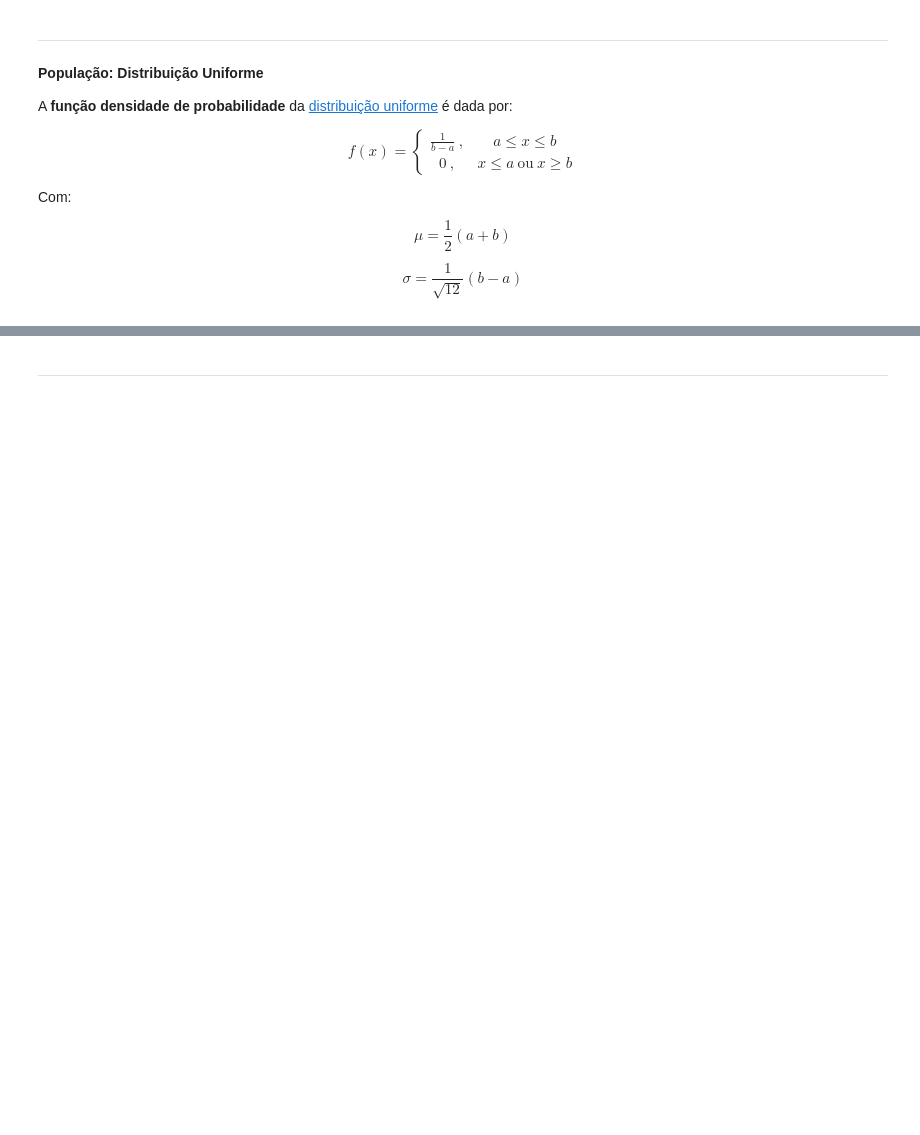
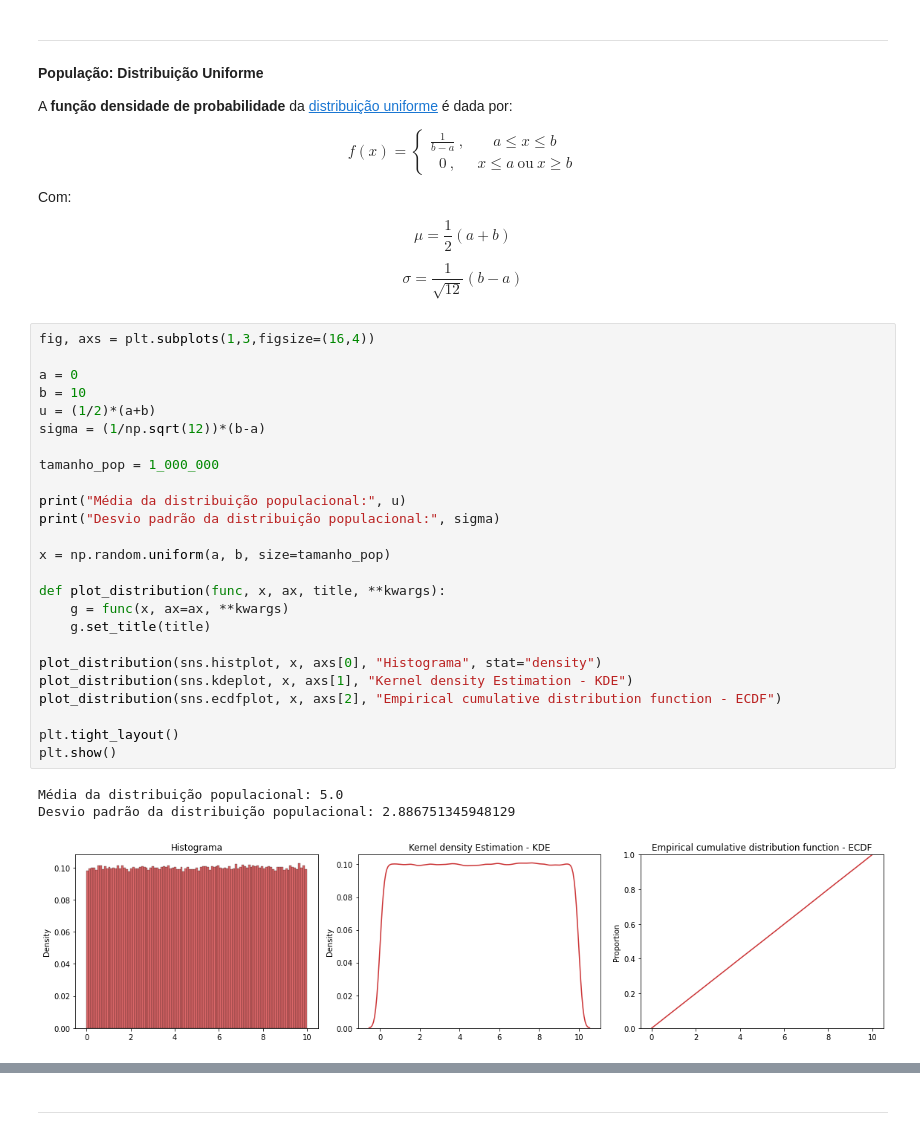
Before and after one commit to rocabrera/curso_ml, a Jupyter notebook: semana_5/intro_estatistica_inferencial_gabarito.ipynb, the cells around one changed output, grey strips where cells are left out. Drawn from its saved outputs; the diff is of its cells as text; blank space fills up the shorter version.

```diff
--- a/semana_5/intro_estatistica_inferencial_gabarito.ipynb
+++ b/semana_5/intro_estatistica_inferencial_gabarito.ipynb
@@ -198,3 +220,32 @@ Com:
 $$ \mu = \frac{1}{2}(a + b) $$
 
 $$ \sigma = \frac{1}{\sqrt{12}}(b-a) $$
+# %%
+fig, axs = plt.subplots(1,3,figsize=(16,4))
+
+a = 0
+b = 10
+u = (1/2)*(a+b)
+sigma = (1/np.sqrt(12))*(b-a)
+
+tamanho_pop = 1_000_000
+
+print("Média da distribuição populacional:", u)
+print("Desvio padrão da distribuição populacional:", sigma)
+
+x = np.random.uniform(a, b, size=tamanho_pop)
+
+def plot_distribution(func, x, ax, title, **kwargs):
+    g = func(x, ax=ax, **kwargs)
+    g.set_title(title)
+
+plot_distribution(sns.histplot, x, axs[0], "Histograma", stat="density")
+plot_distribution(sns.kdeplot, x, axs[1], "Kernel density Estimation - KDE")
+plot_distribution(sns.ecdfplot, x, axs[2], "Empirical cumulative distribution function - ECDF")
+
+plt.tight_layout()
+plt.show()
+# %% [output]
+Média da distribuição populacional: 5.0
+Desvio padrão da distribuição populacional: 2.886751345948129
+[figure, added]
```
Also changed, not shown: parts of 36 cells of this notebook.
